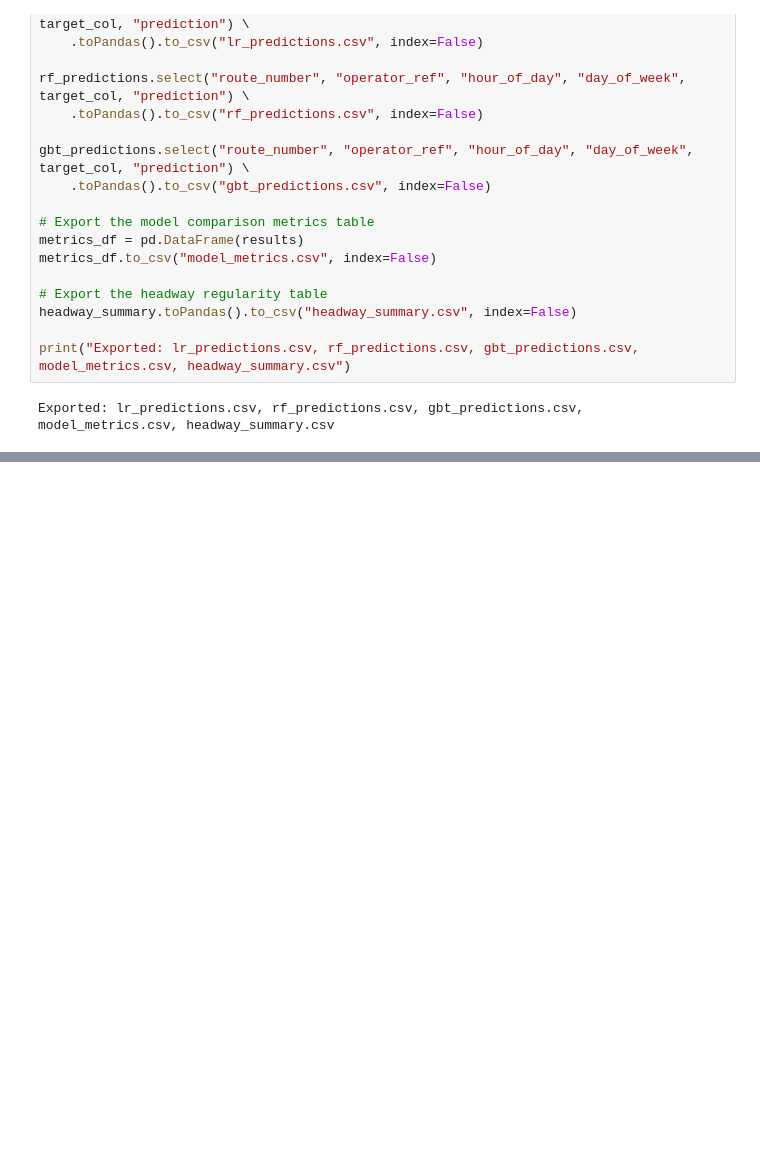
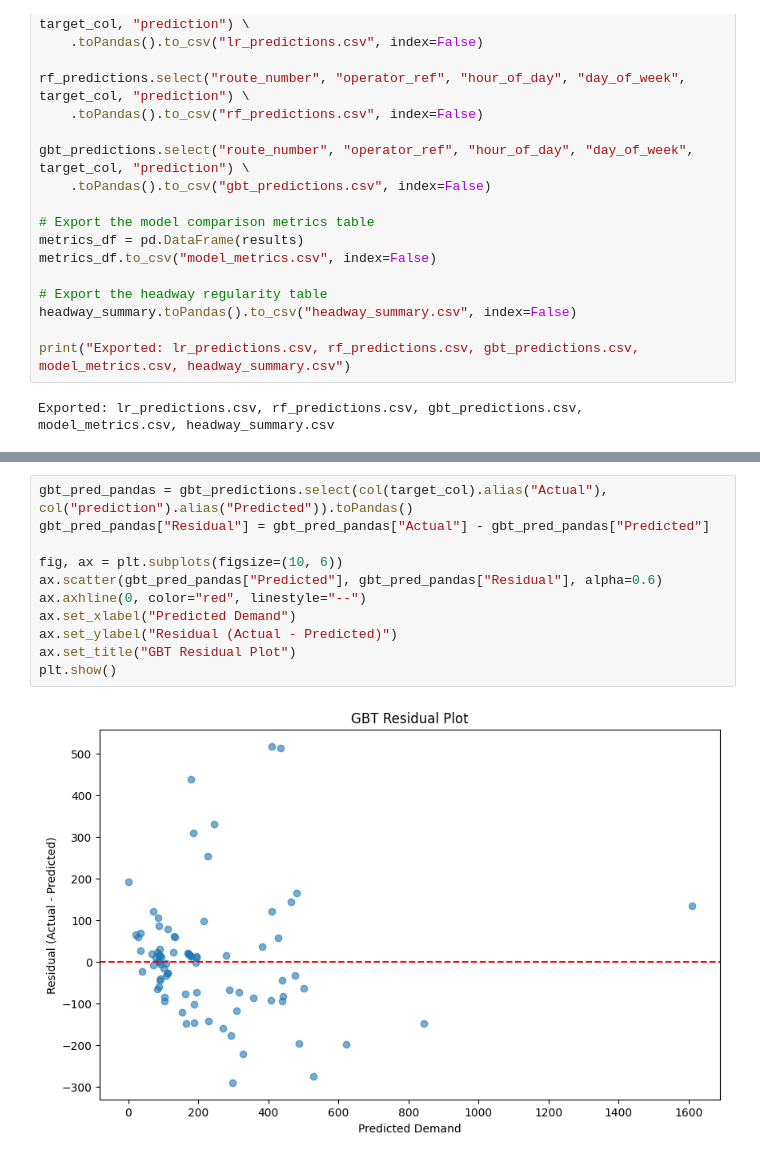
Before and after one commit to LeathZ/Big-Data-Programming-Project-Coursework, a Jupyter notebook: ML_Modeling.ipynb, the cells around one changed output, grey strips where cells are left out. Saved outputs shown, nothing was run; the diff lists cells and outputs as text; blank space fills up the shorter version.

```diff
--- a/ML_Modeling.ipynb
+++ b/ML_Modeling.ipynb
@@ -312,0 +324,13 @@ Exported: lr_predictions.csv, rf_predictions.csv, gbt_predictions.csv, model_met
+# %%
+gbt_pred_pandas = gbt_predictions.select(col(target_col).alias("Actual"), col("prediction").alias("Predicted")).toPandas()
+gbt_pred_pandas["Residual"] = gbt_pred_pandas["Actual"] - gbt_pred_pandas["Predicted"]
+
+fig, ax = plt.subplots(figsize=(10, 6))
+ax.scatter(gbt_pred_pandas["Predicted"], gbt_pred_pandas["Residual"], alpha=0.6)
+ax.axhline(0, color="red", linestyle="--")
+ax.set_xlabel("Predicted Demand")
+ax.set_ylabel("Residual (Actual - Predicted)")
+ax.set_title("GBT Residual Plot")
+plt.show()
+# %% [output]
+[figure, added]
```
Also changed, not shown: parts of 6 cells of this notebook.
